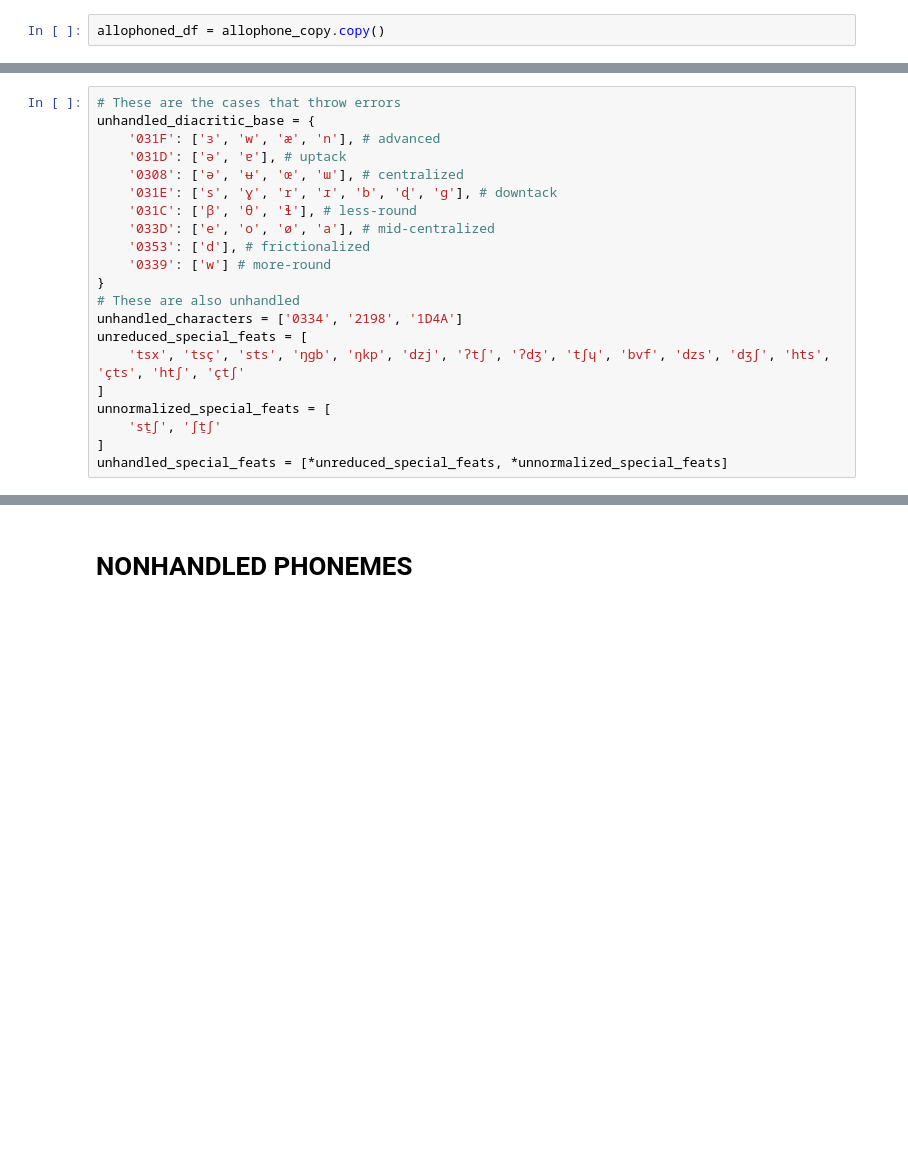
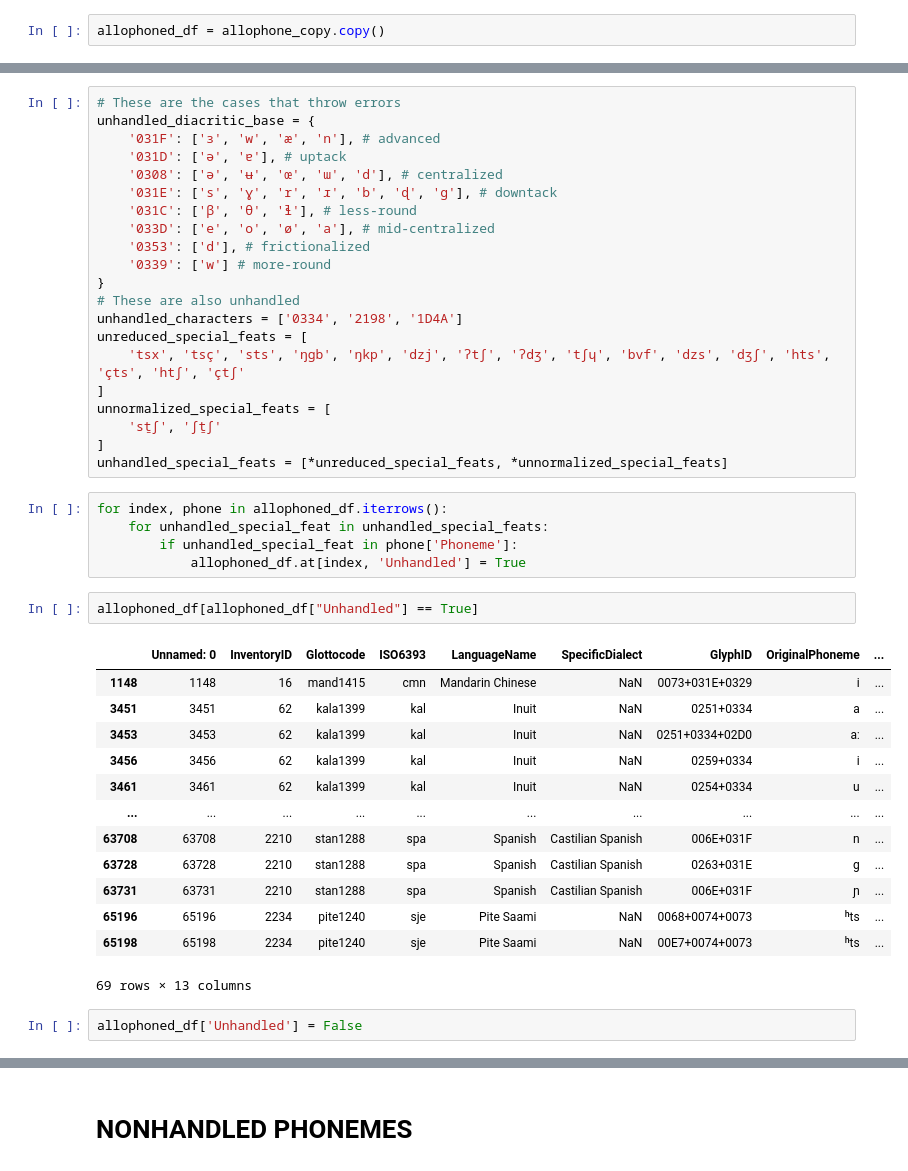
Before and after one commit to Alessioryan/allophony_minimal_feature_rep, a Jupyter notebook: main.ipynb, the cells around one changed output, grey strips where cells are left out. Drawn from its saved outputs; the diff is of its cells as text; blank space fills up the shorter version.

```diff
--- a/main.ipynb
+++ b/main.ipynb
@@ -363,7 +411,7 @@ allophoned_df = allophone_copy.copy()
 unhandled_diacritic_base = {
     '031F': ['ɜ', 'w', 'æ', 'n'], # advanced
     '031D': ['ə', 'ɐ'], # uptack
-    '0308': ['ə', 'ʉ', 'œ', 'ɯ'], # centralized
+    '0308': ['ə', 'ʉ', 'œ', 'ɯ', 'd'], # centralized
     '031E': ['s', 'ɣ', 'r', 'ɹ', 'b', 'ɖ', 'ɡ'], # downtack
     '031C': ['β', 'θ', 'ɬ'], # less-round
     '033D': ['e', 'o', 'ø', 'a'], # mid-centralized
@@ -379,4 +427,27 @@ unnormalized_special_feats = [
     'st̠ʃ', 'ʃt̠ʃ'
 ]
 unhandled_special_feats = [*unreduced_special_feats, *unnormalized_special_feats]
+# %%
+for index, phone in allophoned_df.iterrows():
+    for unhandled_special_feat in unhandled_special_feats:
+        if unhandled_special_feat in phone['Phoneme']:
+            allophoned_df.at[index, 'Unhandled'] = True
+# %%
+allophoned_df[allophoned_df["Unhandled"] == True]
+# %% [output]
+|  | Unnamed: 0 | InventoryID | Glottocode | ISO6393 | LanguageName | SpecificDialect | GlyphID | OriginalPhoneme | ... |
+| 1148 | 1148 | 16 | mand1415 | cmn | Mandarin Chinese | NaN | 0073+031E+0329 | i | ... |
+| 3451 | 3451 | 62 | kala1399 | kal | Inuit | NaN | 0251+0334 | a | ... |
+| 3453 | 3453 | 62 | kala1399 | kal | Inuit | NaN | 0251+0334+02D0 | aː | ... |
+| 3456 | 3456 | 62 | kala1399 | kal | Inuit | NaN | 0259+0334 | i | ... |
+| 3461 | 3461 | 62 | kala1399 | kal | Inuit | NaN | 0254+0334 | u | ... |
+| ... | ... | ... | ... | ... | ... | ... | ... | ... | ... |
+| 63708 | 63708 | 2210 | stan1288 | spa | Spanish | Castilian Spanish | 006E+031F | n | ... |
+| 63728 | 63728 | 2210 | stan1288 | spa | Spanish | Castilian Spanish | 0263+031E | ɡ | ... |
+| 63731 | 63731 | 2210 | stan1288 | spa | Spanish | Castilian Spanish | 006E+031F | ɲ | ... |
+| 65196 | 65196 | 2234 | pite1240 | sje | Pite Saami | NaN | 0068+0074+0073 | ʰts | ... |
+| 65198 | 65198 | 2234 | pite1240 | sje | Pite Saami | NaN | 00E7+0074+0073 | ʰts | ... |
+69 rows × 13 columns
+# %%
+allophoned_df['Unhandled'] = False
 # %%
```
Also changed, not shown: parts of 48 cells of this notebook.
